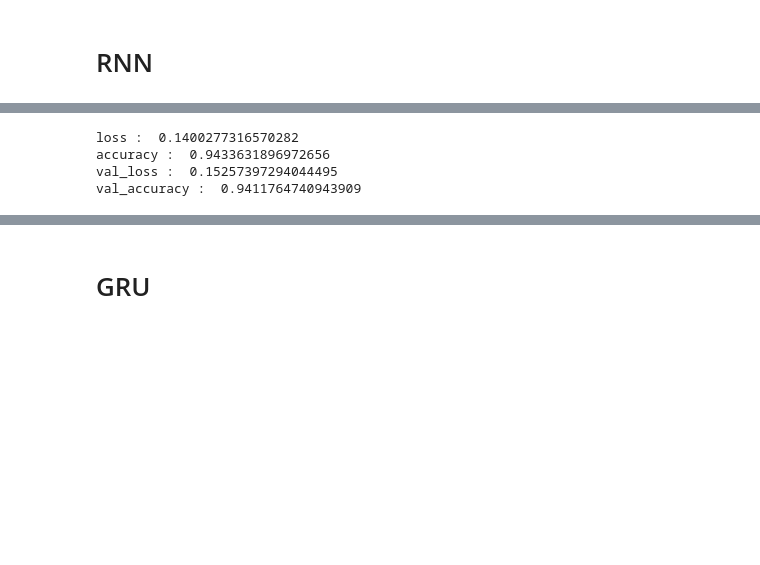
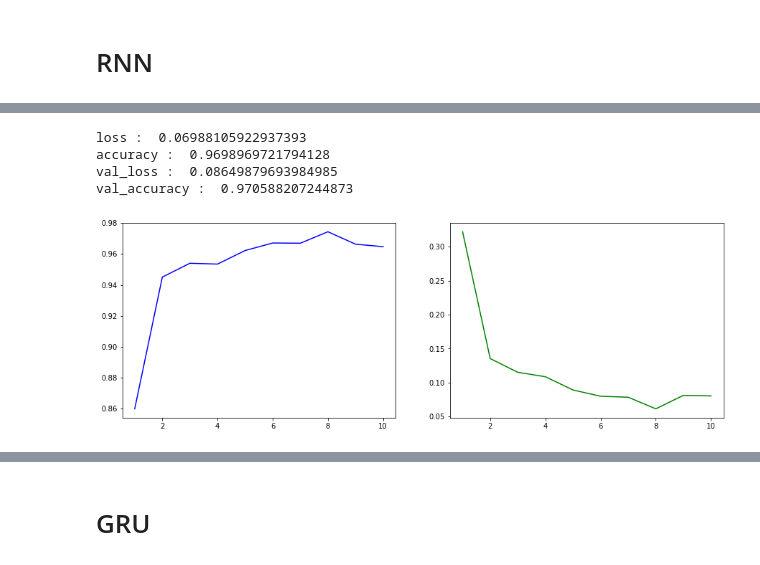
Before and after one commit to IlyaNechaev/ISiT, a Jupyter notebook: 13-16/Neuron Networks.ipynb, the cells around one changed output, grey strips where cells are left out. Drawn from its saved outputs; the diff is of its cells as text; code cells hidden in the pictures; blank space fills up the shorter version.

```diff
--- a/13-16/Neuron Networks.ipynb
+++ b/13-16/Neuron Networks.ipynb
@@ -427,11 +457,19 @@ Wall time: 12.9 s
 # %%
-for key in history.history.keys():
-    print(key,': ',history.history[key][-1])
+for key in history_rnn.history.keys():
+    print(key,': ',history_rnn.history[key][-1])
 # %% [output]
-loss :  0.1400277316570282
-accuracy :  0.9433631896972656
-val_loss :  0.15257397294044495
-val_accuracy :  0.9411764740943909
+loss :  0.06988105922937393
+accuracy :  0.9698969721794128
+val_loss :  0.08649879693984985
+val_accuracy :  0.970588207244873
+# %%
+_, (ax1, ax2) = plt.subplots(1, 2, figsize=(15,5))
+
+ax1.plot(list(range(1,len(history_rnn.history['accuracy']) + 1)), history_rnn.history['accuracy'], c='b')
+ax2.plot(list(range(1,len(history_rnn.history['loss']) + 1)), history_rnn.history['loss'], c='g')
+plt.show()
+# %% [output]
+[figure, added]
 # %%
 # training metrics
 scores = model.evaluate(seq_array, label_array, verbose=1, batch_size=200)
```
Also changed, not shown: parts of 24 cells of this notebook, 1 other file.
